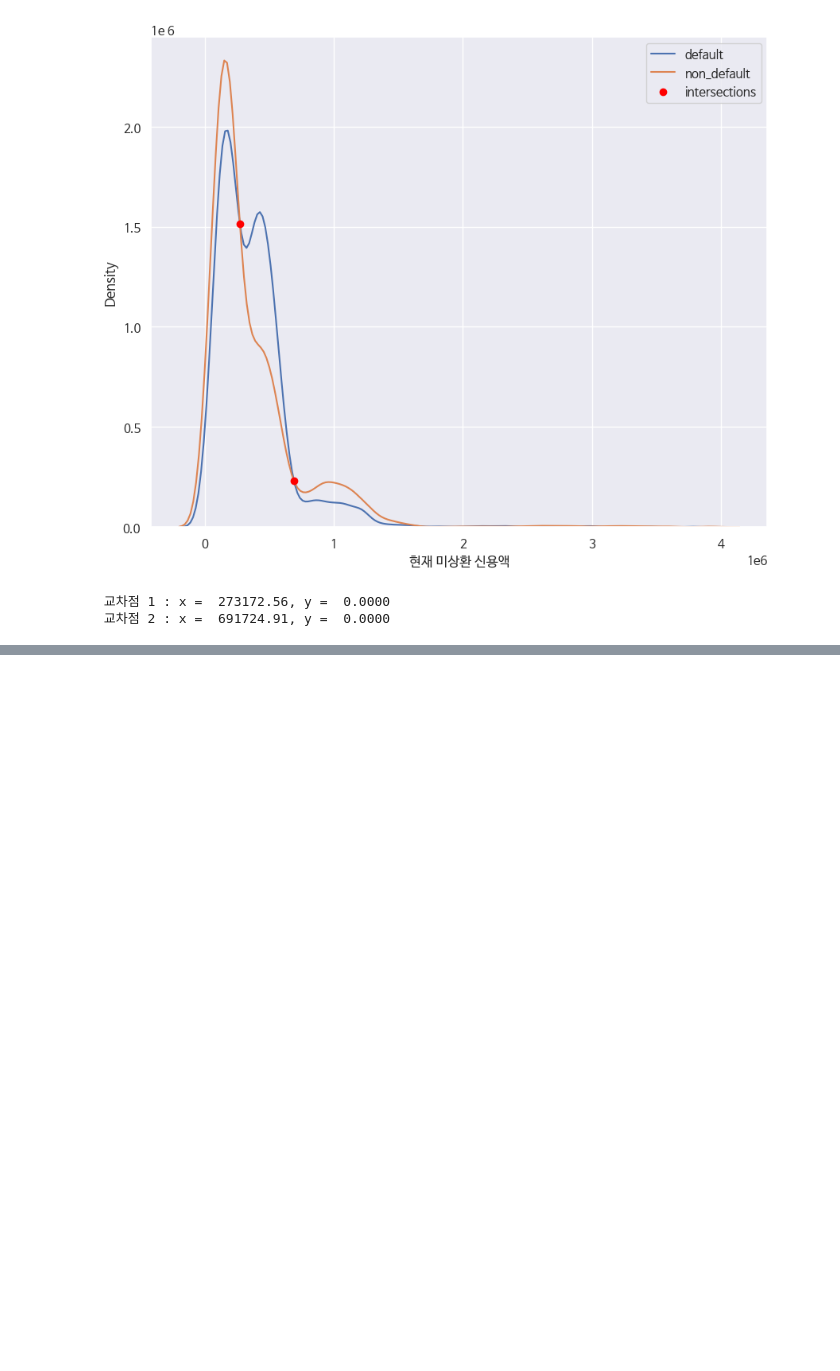
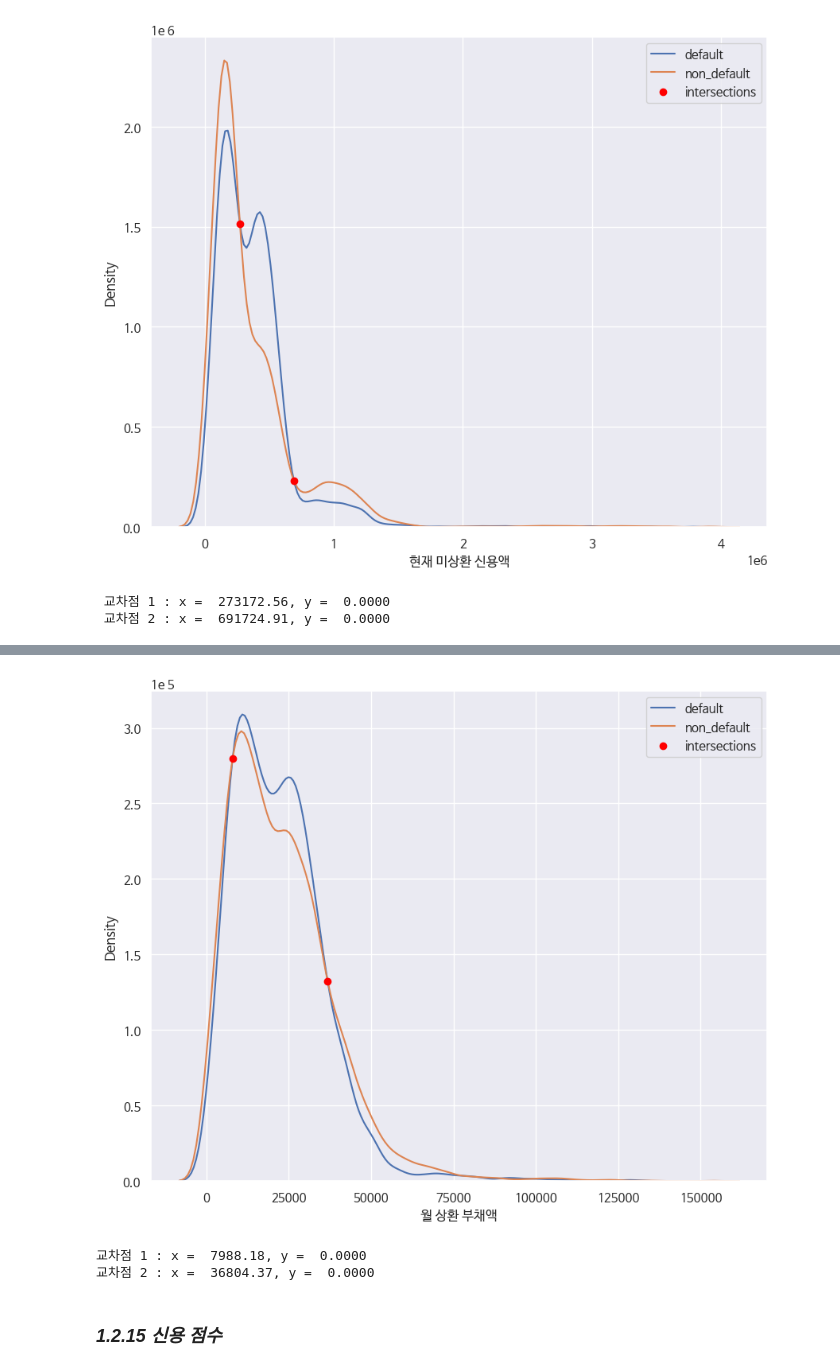
Before and after one commit to tntnu/default, a Jupyter notebook: [개인프로젝트연습]_채무불이행여부예측_1차.ipynb, the cells around one changed output, grey strips where cells are left out. Saved outputs shown, nothing was run; the diff lists cells and outputs as text; code cells hidden in the pictures; blank space fills up the shorter version.

```diff
--- a/[개인프로젝트연습]_채무불이행여부예측_1차.ipynb
+++ b/[개인프로젝트연습]_채무불이행여부예측_1차.ipynb
@@ -546,0 +540,32 @@ for i,(x, y) in enumerate(zip(x_intersections, y_intersections)) :
+# %%
+# kde 함수 생성
+kde_default = gaussian_kde(default['월 상환 부채액'])
+kde_nondefault = gaussian_kde(non_default['월 상환 부채액'])
+
+# 두 함수의 차이가 0인 x값 찾기
+def find_intersection(x) :
+  return kde_default(x) - kde_nondefault(x)
+
+# fsolve를 이용해 교차점 찾기
+x_intersections = fsolve(find_intersection, x0 = [9000,30647])
+y_intersections = kde_default(x_intersections)
+
+plt.figure(figsize = (10, 8))
+sns.kdeplot(default['월 상환 부채액'], label = 'default')
+sns.kdeplot(non_default['월 상환 부채액'], label = 'non_default')
+
+# 교차점 시각화
+plt.scatter(x_intersections, y_intersections, color = 'red', zorder = 3, label = 'intersections')
+
+plt.legend()
+plt.show()
+
+# 교차점 출력
+for i,(x,y) in enumerate(zip(x_intersections, y_intersections)) :
+  print(f"교차점 {i + 1} : x = {x : .2f}, y = {y : .4f}")
+# %% [output]
+[figure, added]
+교차점 1 : x =  7988.18, y =  0.0000
+교차점 2 : x =  36804.37, y =  0.0000
+# %% [markdown]
+### ***1.2.15 신용 점수***
```
Also changed, not shown: parts of 56 cells of this notebook.
